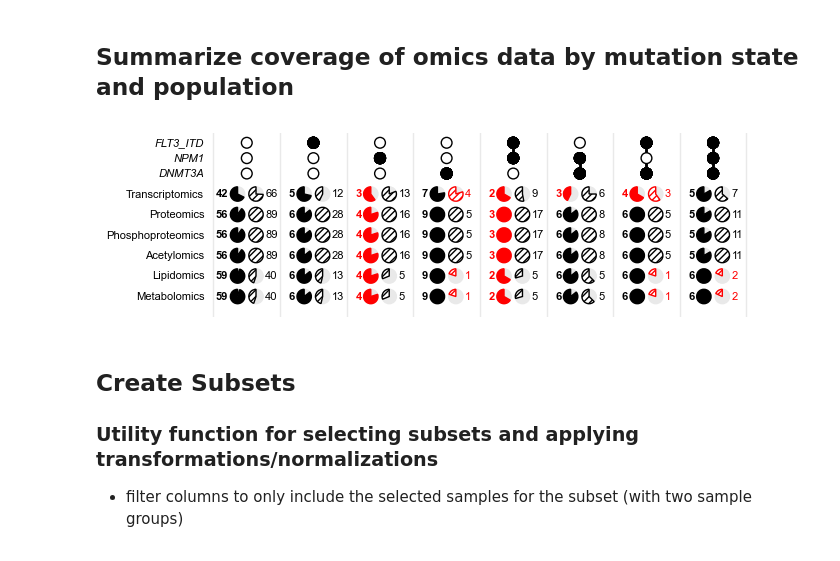
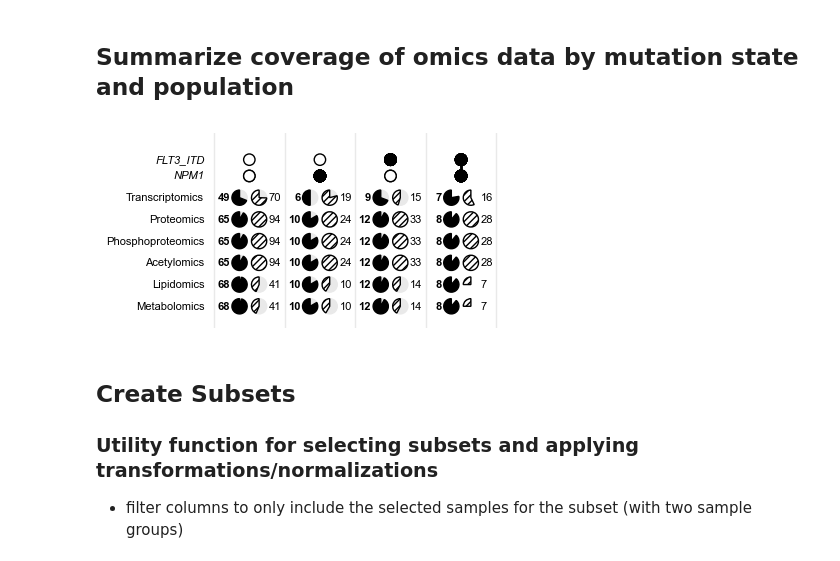
Before and after one commit to PNNL-CompBio/amlMultidrugResistance, a Jupyter notebook: aml_outcome_disparities/analysis/mutations/4_subset_omics_data.ipynb, the cells around one changed output. Saved outputs shown, nothing was run; the diff lists cells and outputs as text; code cells hidden in the pictures.

Commit message:
revert omics data coverage plot to omit DNMT3A mutation

```diff
--- a/aml_outcome_disparities/analysis/mutations/4_subset_omics_data.ipynb
+++ b/aml_outcome_disparities/analysis/mutations/4_subset_omics_data.ipynb
@@ -269,7 +248,7 @@ omics_counts = {
 
 # figure and subpanels
 fig, ax = plt.subplots(
-    figsize=(7, 3),
+    figsize=(4.5, 3),
 )
 
 # max font size
@@ -290,9 +269,8 @@ xfactor = 3.25
 xoff = 0.45
 
 
-y_flt3itd = 8.5
-y_npm1 = 7.75
-y_dnmt3a = 7
+y_flt3itd = 7.75
+y_npm1 = 7
 
 # --- helper: make a pie ---
 
@@ -338,7 +316,7 @@ for x in np.arange(0, 9 * xfactor, xfactor):
     )
 
 # plot the field of empty circles
-for x in np.arange(xfactor, 9 * xfactor, xfactor):
+for x in np.arange(xfactor, 4 * xfactor, xfactor):
     for y in range(1, 7):
         for _x in [x - xoff, x + xoff]:
             ax.add_patch(patches.Circle(
@@ -355,7 +333,7 @@ for x in np.arange(xfactor, 9 * xfactor, xfactor):
 # add the mutation indicator circles
 
 # plot the field of empty circles
-for x in np.arange(xfactor, 9 * xfactor, xfactor):
+for x in np.arange(xfactor, 4 * xfactor, xfactor):
     for y in [y_dnmt3a, y_flt3itd, y_npm1]:
         ax.add_patch(patches.Circle(
             xy=(
@@ -389,30 +367,19 @@ for blk, y in block_to_y.items():
 
 # add pies and mutation indicator circles
 mut_to_x = {
-    "WT": xfactor,
-    "FLT3-ITD": 2 * xfactor,
-    "NPM1": 3 * xfactor,
-    "DNMT3A": 4 * xfactor,
-    "NPM1xFLT3-ITD": 5 * xfactor,
-    "NPM1xDNMT3A": 6 * xfactor,
-    "FLT3-ITDxDNMT3A": 7 * xfactor,
-    "NPM1xFLT3-ITDxDNMT3A": 8 * xfactor
+    "NPM1-/FLT3-ITD-":     xfactor,
+    "NPM1+/FLT3-ITD-": 2 * xfactor,
+    "NPM1-/FLT3-ITD+": 3 * xfactor,
+    "NPM1+/FLT3-ITD+": 4 * xfactor,
 }
 mut_to_ys = {
-    "WT": [],
-    "FLT3-ITD": [y_flt3itd],
-    "NPM1": [y_npm1],
-    "DNMT3A": [y_dnmt3a],
-    "NPM1xFLT3-ITD": [y_npm1, y_flt3itd],
-    "NPM1xDNMT3A": [y_npm1, y_dnmt3a],
-    "FLT3-ITDxDNMT3A": [y_flt3itd, y_dnmt3a],
-    "NPM1xFLT3-ITDxDNMT3A": [y_npm1, y_flt3itd, y_dnmt3a],
+    "NPM1-/FLT3-ITD-": [],
+    "NPM1-/FLT3-ITD+": [y_flt3itd],
+    "NPM1+/FLT3-ITD-": [y_npm1],
+    "NPM1+/FLT3-ITD+": [y_npm1, y_flt3itd],
 }
 mut_to_line_y1y2 = {
-    "NPM1xFLT3-ITD": (y_npm1, y_flt3itd),
-    "NPM1xDNMT3A": (y_npm1, y_dnmt3a),
-    "FLT3-ITDxDNMT3A": (y_dnmt3a, y_flt3itd),
-    "NPM1xFLT3-ITDxDNMT3A": (y_dnmt3a, y_flt3itd),
+    "NPM1+/FLT3-ITD+": (y_npm1, y_flt3itd),
 }
 for (black, mut, block), (has_block, total) in omics_counts.items():
     x = mut_to_x[mut]
@@ -453,40 +420,32 @@ ax.text(
     va="center",
     fontstyle="italic"
 )
 ax.text(
     xfactor / 2 - xoff,
-    y_dnmt3a,
-    "DNMT3A",
-    ha="right",
-    va="center",
-    fontstyle="italic"
-)
-ax.text(
-    xfactor / 2 - xoff,
     y_flt3itd,
     "FLT3_ITD",
     ha="right",
     va="center",
     fontstyle="italic"
 )
 
 # --- customization ---
 
-ax.set_xlim((0, 9 * xfactor))
+ax.set_xlim((0, 5 * xfactor))
 ax.set_ylim((0, 9))
 ax.set_aspect("equal")
 ax.set_axis_off()
 
 
 # --- finish ---
 plt.tight_layout()
 plt.savefig(
     os.path.join(FIGURE_DIR, "mutations_omics_coverage_sample_counts.png"),
     dpi=400,
     bbox_inches="tight",
     transparent=True
 )
 plt.show()
 plt.close()
 # %% [output]
-[figure, old version]
+[figure, new version]
```
Also changed, not shown: parts of 2 cells of this notebook, 1 other file.
